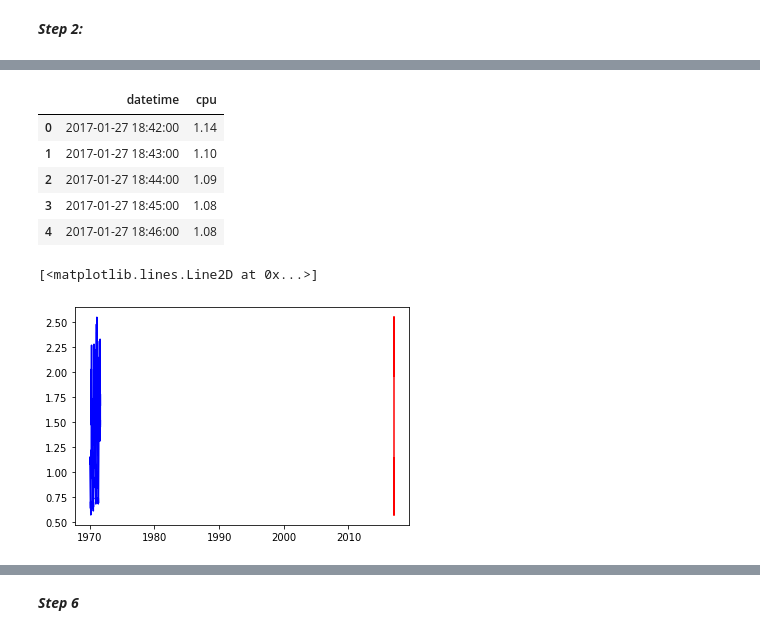
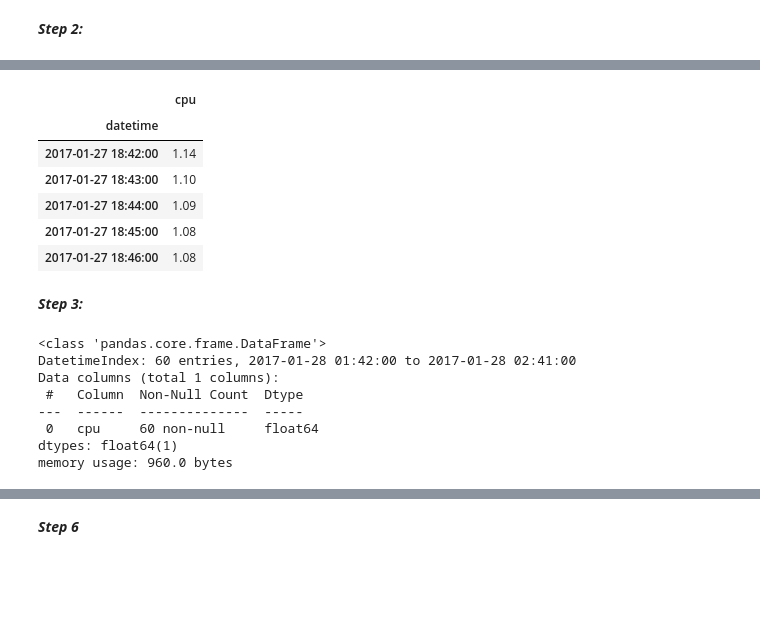
Before and after one commit to luisOliari/Alternative-time-series-project, a Jupyter notebook: src/explore.ipynb, the cells around one changed output, grey strips where cells are left out. Saved outputs shown, nothing was run; the diff lists cells and outputs as text; code cells hidden in the pictures; blank space fills up the shorter version.

```diff
--- a/src/explore.ipynb
+++ b/src/explore.ipynb
@@ -84,0 +76,14 @@ cpu_train_a.tail()
+# %%
+data_train_b = pd.read_csv('https://raw.githubusercontent.com/oreilly-mlsec/book-resources/master/chapter3/datasets/cpu-utilization/cpu-train-b.csv', parse_dates=[0], infer_datetime_format=True,index_col=0)
+data_test_b = pd.read_csv('https://raw.githubusercontent.com/oreilly-mlsec/book-resources/master/chapter3/datasets/cpu-utilization/cpu-test-b.csv', parse_dates=[0], infer_datetime_format=True,index_col=0)
+data_train_b.head()
+# %% [output]
+|  | cpu |
+| datetime |  |
+| 2017-01-27 18:42:00 | 1.14 |
+| 2017-01-27 18:43:00 | 1.10 |
+| 2017-01-27 18:44:00 | 1.09 |
+| 2017-01-27 18:45:00 | 1.08 |
+| 2017-01-27 18:46:00 | 1.08 |
+# %% [markdown]
+***Step 3:***
@@ -85,18 +92,12 @@ cpu_train_a.tail()
 # %%
 # mirando los primeros datos:
-cpu_train_b.head(5)
+data_test_a.info()
 # %% [output]
-|  | datetime | cpu |
-| 0 | 2017-01-27 18:42:00 | 1.14 |
-| 1 | 2017-01-27 18:43:00 | 1.10 |
-| 2 | 2017-01-27 18:44:00 | 1.09 |
-| 3 | 2017-01-27 18:45:00 | 1.08 |
-| 4 | 2017-01-27 18:46:00 | 1.08 |
+<class 'pandas.core.frame.DataFrame'>
+DatetimeIndex: 60 entries, 2017-01-28 01:42:00 to 2017-01-28 02:41:00
+Data columns (total 1 columns):
+ #   Column  Non-Null Count  Dtype
+---  ------  --------------  -----
+ 0   cpu     60 non-null     float64
+dtypes: float64(1)
+memory usage: 960.0 bytes
-# %%
-# ver la data
-plt.plot(cpu_train_a['cpu'],'r')
-plt.plot(cpu_train_b['cpu'],'b')
-# solo utilizo el train a porque es lo mismo que el b
-# %% [output]
-[<matplotlib.lines.Line2D at 0x...>]
-[figure, removed]
```
Also changed, not shown: parts of 29 cells of this notebook.
